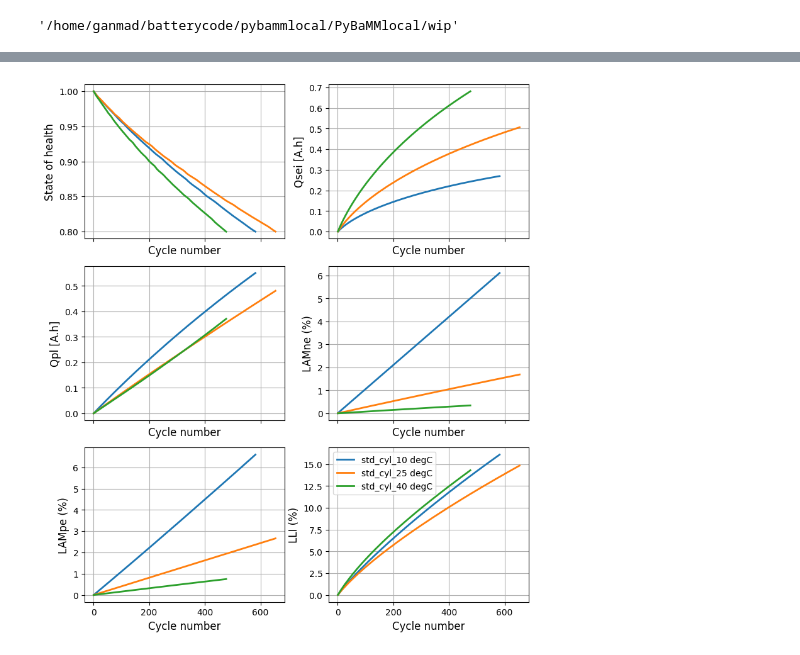
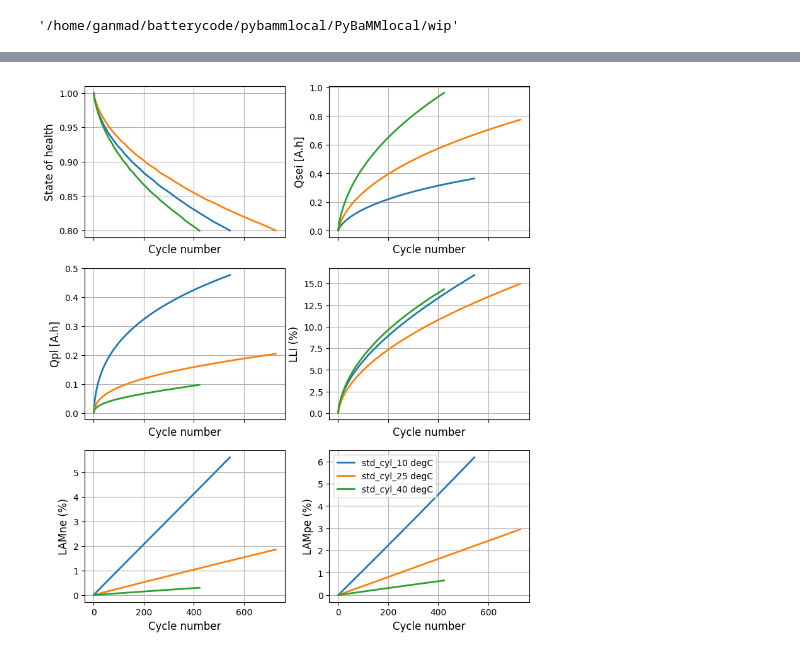
Before and after one commit to ganmadche/PyBaMMlocal, a Jupyter notebook: wip/rev1_paperKneedfn2026_figGen.ipynb, the cells around one changed output, grey strips where cells are left out. Cells and saved outputs as stored; diff of their text form; code cells hidden in the pictures.

```diff
--- a/wip/rev1_paperKneedfn2026_figGen.ipynb
+++ b/wip/rev1_paperKneedfn2026_figGen.ipynb
@@ -14,7 +14,7 @@ options = {"thermal": "lumped","lithium plating": "partially reversible","SEI":"
 # %%
 model = pybamm.lithium_ion.SPM(options=options) #DFN or SPM
 # %%
-# %load nialldata_tuneparametersRPT.py
+# %load nialldata_tuneparameters_final.py
 #For tuning with base heat cooling for Niall data only
 parameter_values.update({"Total heat transfer coefficient [W.m-2.K-1]": 10.0,})
 #thermal parameters update
@@ -52,7 +52,7 @@ parameter_values.update({"Positive electrode LAM constant proportional term [s-1
 
 #Plating paremeters update
 parameter_values.update({
-                        "Lithium plating kinetic rate constant [m.s-1]": 100*5*1e-09*0.001,
+                        "Lithium plating kinetic rate constant [m.s-1]": 300*5*1e-09*0.001,
                         "Lithium plating transfer coefficient": 0.65,
                         "Dead lithium decay constant [s-1]": 7e-05,
 
@@ -149,9 +149,9 @@ for m in range(3):#,29,31,33,35,37,39,43,45,47,49,51,53,59,65,67,69,71,77,81]: #
     n = m
     tempC_case = df3["Temperature"][n]
     simcase = df3["Case"][n]
-    dod_case = df3["DoD"][n]*0.01
-    soc_case = df3["SoC"][n]*0.01
-    crate = df3["C_rate"][n]
+    # dod_case = df3["DoD"][n]*0.01
+    # soc_case = df3["SoC"][n]*0.01
+    # crate = df3["C_rate"][n]
     df4 = pd.read_csv(f"{current_directory}/rev1LinkingPaper2026/stdCyclingStudies/rev1_Case{simcase}_{tempC_case}degC_std_cycle_500_DFN.csv")
     plt.plot(df4["Cycle number"],df4["Capacity Retention"], label =f"std_cyl_{tempC_case}degC")  #_{crate}C_{int(soc_case*100)}SoC_{int(dod_case*100)}DoD_{cycles_per_day}cycle")
     plt.legend(fontsize=12)
@@ -183,33 +183,33 @@ axes = axes.flatten()
 for m in range(3):#,29,31,33,35,37,39,43,45,47,49,51,53,59,65,67,69,71,77,81]: #range(27,54):#: #range(5): #
 
     n = m
     tempC_case = df3["Temperature"][n]
     simcase = df3["Case"][n]
     # dod_case = df3["DoD"][n]*0.01
     # soc_case = df3["SoC"][n]*0.01
     # crate = df3["C_rate"][n]
     df4 = pd.read_csv(f"{current_directory}/rev1LinkingPaper2026/stdCyclingStudies/rev1_Case{simcase}_{tempC_case}degC_std_cycle_500_DFN.csv")
 
     xcycle = df4["Cycle number"]
 
-    variables = ["Capacity Retention",  "Qsei", "Qpl", "LAMne_per", "LAMpe_per",  "LLIp", ]
-    variables2 = ["State of health",  "Qsei [A.h]", "Qpl [A.h]", "LAMne (%)", "LAMpe (%)",  "LLI (%)", ] #"Qside",
+    variables = ["Capacity Retention",  "Qsei", "Qpl", "LLIp","LAMne_per", "LAMpe_per",   ]
+    variables2 = ["State of health",  "Qsei [A.h]", "Qpl [A.h]", "LLI (%)", "LAMne (%)", "LAMpe (%)",   ] #"Qside",
 
 
     for i, var in enumerate(variables):
 
         axes[i].plot(xcycle, df4[var], label = f"std_cyl_{tempC_case} degC", linewidth=2)
         #axes[i].set_title(var)
 
             # X-axis label
         axes[i].set_ylabel(f"{variables2[i]}",fontsize=12)         # Y-axis label
 
         axes[i].set_xlabel("Cycle number", fontsize=12)
         axes[i].grid(True)
     axes[i].legend()
 #plt.xlabel("Cycle number")
 
 plt.tight_layout()
 plt.show()
 # %% [output]
-[figure, old version]
+[figure, new version]
```
Also changed, not shown: parts of 4 cells of this notebook.
